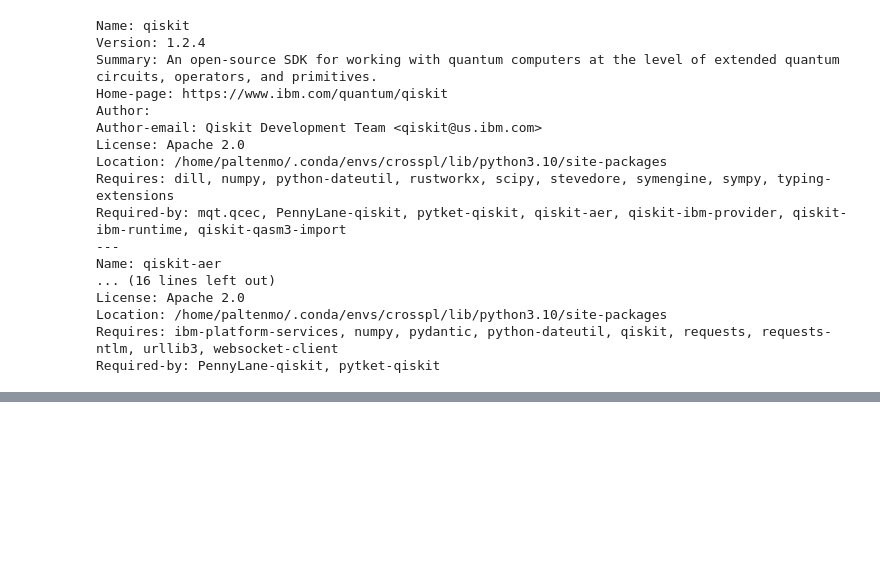
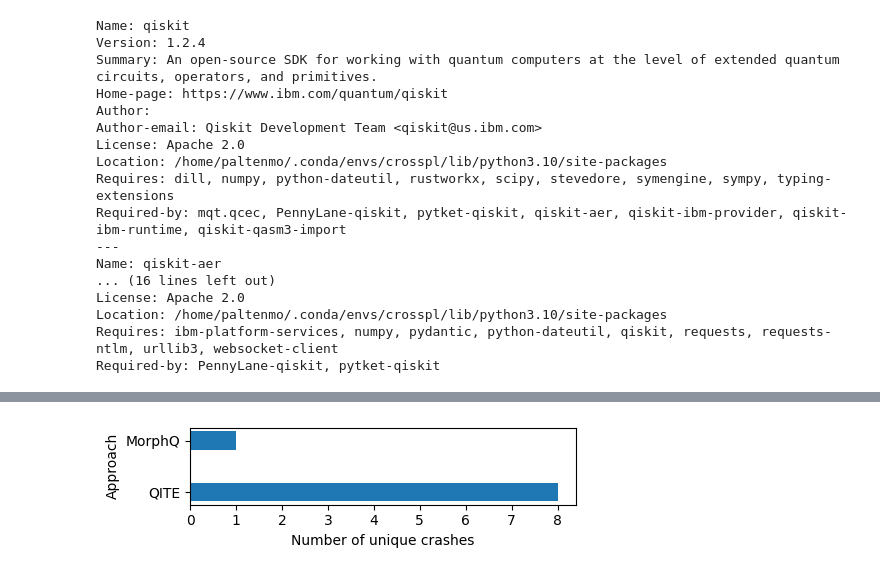
Before and after one commit to sola-st/qite-quantum-platform-testing, a Jupyter notebook: notebooks/023_Coverage.ipynb, the cells around one changed output, grey strips where cells are left out. Saved outputs shown, nothing was run; the diff lists cells and outputs as text; code cells hidden in the pictures; blank space fills up the shorter version.

```diff
--- a/notebooks/023_Coverage.ipynb
+++ b/notebooks/023_Coverage.ipynb
@@ -781,0 +1060,20 @@ Required-by: PennyLane-qiskit, pytket-qiskit
+# %%
+
+# Plotting the fourth bar chart
+fig_errors, ax_errors = plt.subplots(figsize=(5, 1.5))
+
+unique_crash_counts = [n_unique_crashes, n_unique_crashes_morphq]
+
+ax_errors.barh(approaches, unique_crash_counts, bar_width)
+ax_errors.set_xlabel('Number of unique crashes')
+ax_errors.set_ylabel('Approach')
+
+plt.tight_layout()
+plt.show()
+
+# Save the fourth bar chart as a PDF
+output_path_errors = os.path.join(
+    "images", "comparison_morphq_unique_crashes.pdf")
+fig_errors.savefig(output_path_errors)
+# %% [output]
+[figure, added]
```
Also changed, not shown: parts of 12 cells of this notebook.
